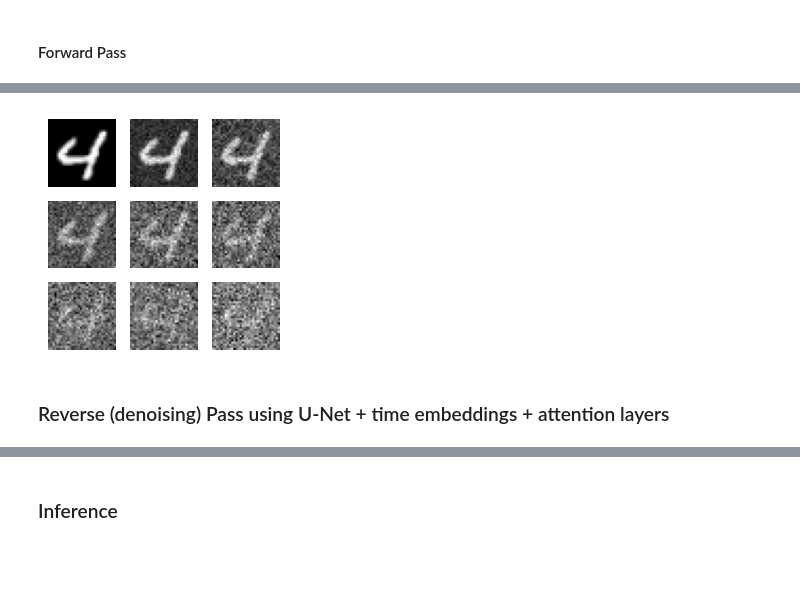
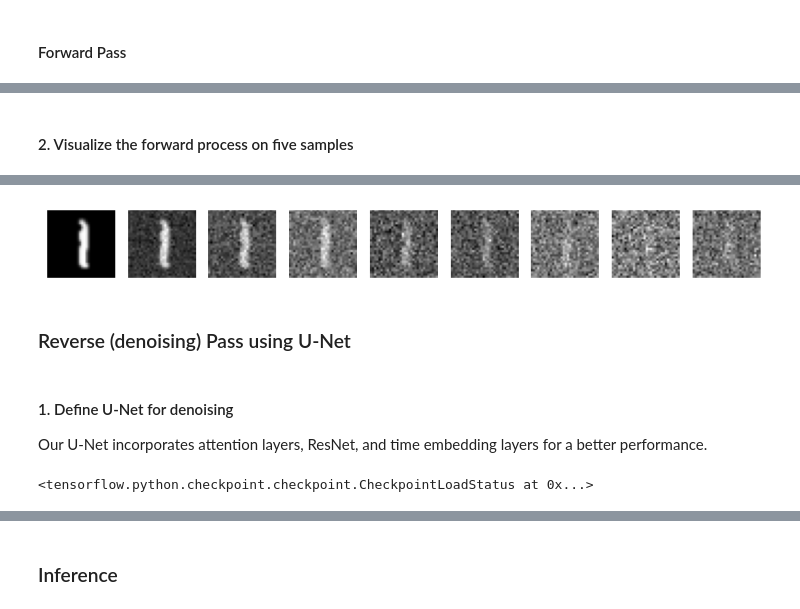
Before and after one commit to jcheigh/Generating-AI-Images, a Jupyter notebook: DDPMs/model.ipynb, the cells around one changed output, grey strips where cells are left out. Drawn from its saved outputs; the diff is of its cells as text; code cells hidden in the pictures; blank space fills up the shorter version.

```diff
--- a/DDPMs/model.ipynb
+++ b/DDPMs/model.ipynb
@@ -40,5 +20,4 @@ For more information see: https://github.com/tensorflow/addons/issues/2807
 # %%
 gpu_device = tf.test.gpu_device_name()
 cpu_device = '/cpu:0'
-# set CPU the device for now
-device = gpu_device
+device = cpu_device
@@ -52,2 +36,8 @@ print('Found GPU at: {}'.format(gpu_device))
+# %%
+# get and preprocess dataset
+dataset = tfds.load('mnist', as_supervised=True, split="train")
+dataset = dataset.map(lambda x, _: tf.image.resize(tf.cast(x, tf.float32) / 127.5 - 1, image_size), tf.data.AUTOTUNE)
+dataset = dataset.shuffle(5000).batch(batch_size).prefetch(tf.data.AUTOTUNE)
+dataset = tfds.as_numpy(dataset)
 # %% [markdown]
 #### Forward Pass
@@ -65,9 +43,0 @@ np.random.seed(0)
-# %%
-# get and preprocess dataset
-def preprocess(x, _):
-    return tf.image.resize(tf.cast(x, tf.float32) / 127.5 - 1, (32, 32))
-
-dataset = tfds.load('mnist', as_supervised=True, split="train")
-dataset = dataset.map(preprocess, tf.data.AUTOTUNE)
-dataset = dataset.shuffle(5000).batch(batch_size).prefetch(tf.data.AUTOTUNE)
-dataset = tfds.as_numpy(dataset)
@@ -92,16 +66,17 @@ def forward(x_0, t):
+# %% [markdown]
+#### 2. Visualize the forward process on five samples
 # %%
 # visualize forward pass
-
-'''show 4x5 images'''
-def show_img(x_0, steps):
-    plt.figure(figsize=(3,3))
+def forward_and_show_progress(x_0, steps):
+    plt.figure(figsize=(10,4))
     for i, t in enumerate(steps):
         _, x_t = forward(np.expand_dims(x_0, 0), np.array([t,]))
-        plt.subplot(3, 3, i+1)
+        plt.subplot(1, 9, i+1)
         plt.imshow(np.squeeze(np.squeeze(x_t,-1),0), cmap='gray')
         plt.axis('off')
     plt.show()
+    return x_t
 
 x_0 = next(iter(dataset))[0]
-show_img(x_0, [i if i != 200 else 199 for i in range(0,201,25)])
+x_t = forward_and_show_progress(x_0, [0,25,50,75,100,125,150,175,199])
 # %% [output]
@@ -109,3 +84,23 @@ show_img(x_0, [i if i != 200 else 199 for i in range(0,201,25)])
-[figure, old version]
+[figure, new version]
 # %% [markdown]
-### Reverse (denoising) Pass using U-Net + time embeddings + attention layers
+### Reverse (denoising) Pass using U-Net
+# %% [markdown]
+#### 1. Define U-Net for denoising
+Our U-Net incorporates attention layers, ResNet, and time embedding layers for a better performance.
+# %%
+# create our unet model
+unet = Unet()
+
+# create our checkopint manager
+ckpt = tf.train.Checkpoint(unet=unet)
+ckpt_manager = tf.train.CheckpointManager(ckpt, "./checkpoints", max_to_keep=1)
+
+# build/compile the model in the memory with dummy input
+dummy = unet(np.ones([1, 32, 32, 1]), generate_timestamp(1))
+
+# load from a previous checkpoint if it exists, else initialize the model from scratch
+ckpt.restore(ckpt_manager.latest_checkpoint)
+start_interation = int(ckpt_manager.latest_checkpoint.split("-")[-1])
+ckpt.restore('./checkpoints/ckpt-8')
+# %% [output]
+<tensorflow.python.checkpoint.checkpoint.CheckpointLoadStatus at 0x...>
```
Also changed, not shown: parts of 30 cells of this notebook, 13 other files.
